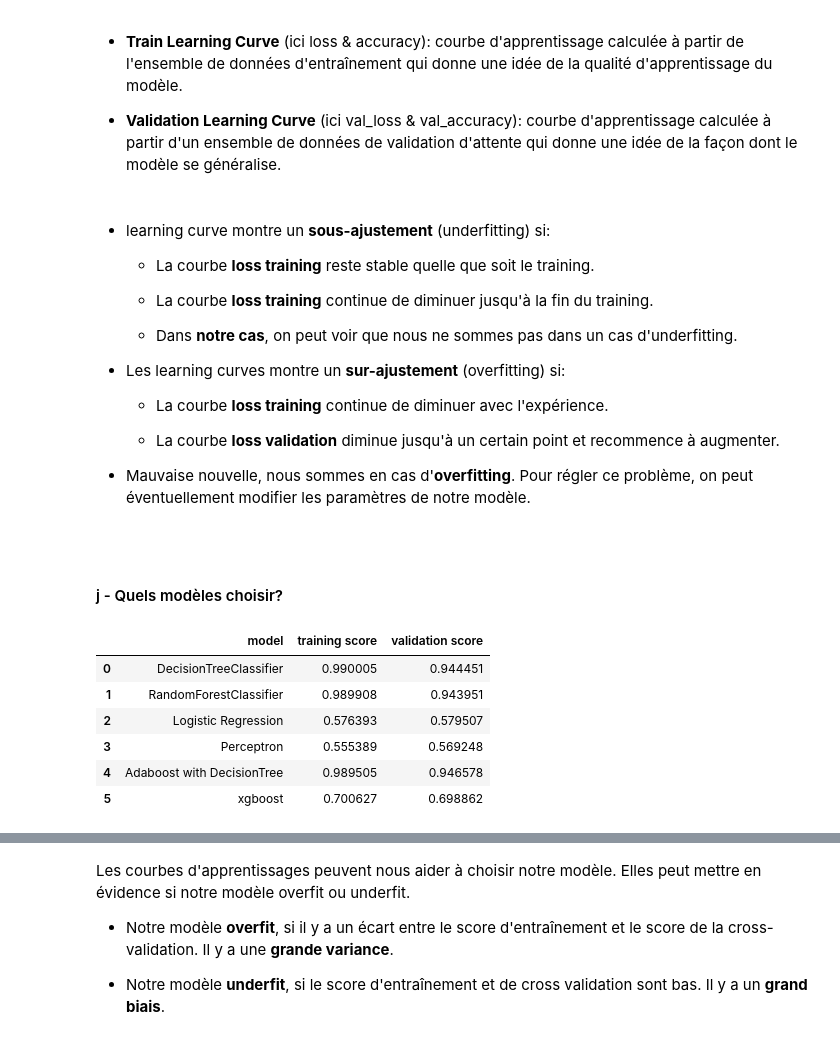
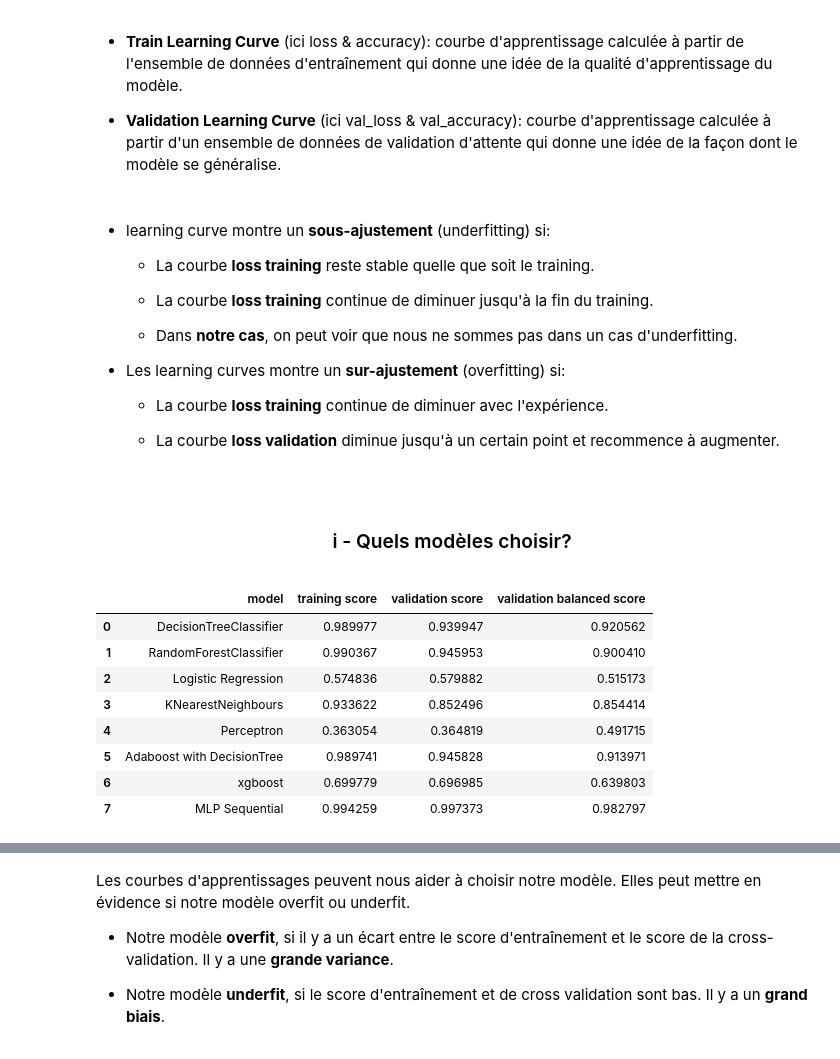
Before and after one commit to baptiste-mouton/ig4_dataScienceProject, a Jupyter notebook: DS_v2/supervised_v2.ipynb, the cells around one changed output, grey strips where cells are left out. Cells and saved outputs as stored; diff of their text form; code cells hidden in the pictures.

```diff
--- a/DS_v2/supervised_v2.ipynb
+++ b/DS_v2/supervised_v2.ipynb
@@ -445,3 +448,4 @@ LinearRegression balanced accuracy validation score:  0.45621856942017514
 models.append('Perceptron')
 acc_training.append(training_score)
 acc_test.append(test_score)
+acc_balanced.append(balanced_score)
@@ -483,3 +485,4 @@ Adaboost balanced accuracy validation score:  0.9123771192921585
 models.append('Adaboost with DecisionTree')
 acc_training.append(training_score)
 acc_test.append(test_score)
+acc_balanced.append(balanced_score)
@@ -519,5 +520,6 @@ Xgboost balanced accuracy validation score:  0.6382358123708834
 models.append('xgboost')
 acc_training.append(training_score)
 acc_test.append(test_score)
+acc_balanced.append(balanced_score)
 # %% [markdown]
 <br>
@@ -589,11 +575,16 @@ Epoch 30/30
 y_pred = model.predict_classes(X_test)
 
 test_score = accuracy_score(y_pred, y_test)
-print('MLP training score: ', training_score)
+balanced_score = balanced_accuracy_score(y_test, y_pred)
+
+print('MLP training score', max(history.history['accuracy']))
 print('MLP validation score: ', test_score)
+print('MLP balanced accuracy validation score: ', balanced_score)
 
-balanced_score = balanced_accuracy_score(y_test, y_pred)
-print('MLP balanced accuracy validation score: ', balanced_score)
+models.append('MLP Sequential')
+acc_training.append( max(history.history['accuracy']))
+acc_test.append(test_score)
+acc_balanced.append(balanced_score)
 
 matrix = confusion_matrix(y_test, y_pred)
 sns.heatmap(matrix, annot=True, fmt='2.0f')
@@ -628,20 +619,22 @@ plt.show()
     - La courbe <b>loss training</b> continue de diminuer avec l'expérience.
 
     - La courbe <b>loss validation</b>  diminue jusqu'à un certain point et recommence à augmenter.
-
-- Mauvaise nouvelle, nous sommes en cas d'<b>overfitting</b>. Pour régler ce problème, on peut éventuellement modifier les paramètres de notre modèle.
 # %% [markdown]
 <br>
-<h4>j - Quels modèles choisir?</h4>
+<center><h3>i - Quels modèles choisir?</h3></center>
 # %%
-result = pd.DataFrame(data={'model': models, 'training score':acc_training, 'validation score':acc_test})
+
+result = pd.DataFrame(data={'model': models, 'training score':acc_training, 'validation score':acc_test,
+                            'validation balanced score': acc_balanced})
 result
 # %% [output]
-|  | model | training score | validation score |
-| 0 | DecisionTreeClassifier | 0.990005 | 0.944451 |
-| 1 | RandomForestClassifier | 0.989908 | 0.943951 |
-| 2 | Logistic Regression | 0.576393 | 0.579507 |
-| 3 | Perceptron | 0.555389 | 0.569248 |
-| 4 | Adaboost with DecisionTree | 0.989505 | 0.946578 |
-| 5 | xgboost | 0.700627 | 0.698862 |
+|  | model | training score | validation score | validation balanced score |
+| 0 | DecisionTreeClassifier | 0.989977 | 0.939947 | 0.920562 |
+| 1 | RandomForestClassifier | 0.990367 | 0.945953 | 0.900410 |
+| 2 | Logistic Regression | 0.574836 | 0.579882 | 0.515173 |
+| 3 | KNearestNeighbours | 0.933622 | 0.852496 | 0.854414 |
+| 4 | Perceptron | 0.363054 | 0.364819 | 0.491715 |
+| 5 | Adaboost with DecisionTree | 0.989741 | 0.945828 | 0.913971 |
+| 6 | xgboost | 0.699779 | 0.696985 | 0.639803 |
+| 7 | MLP Sequential | 0.994259 | 0.997373 | 0.982797 |
 # %% [markdown]
```
Also changed, not shown: parts of 113 cells of this notebook.
